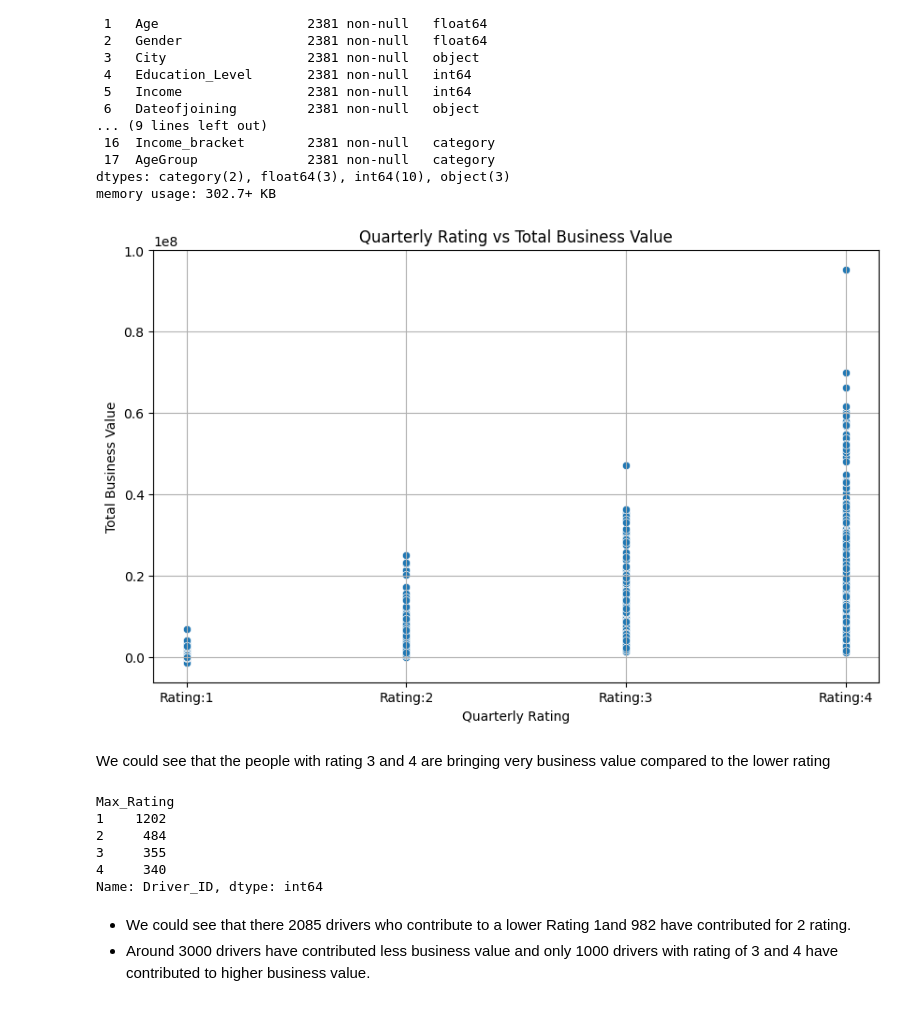
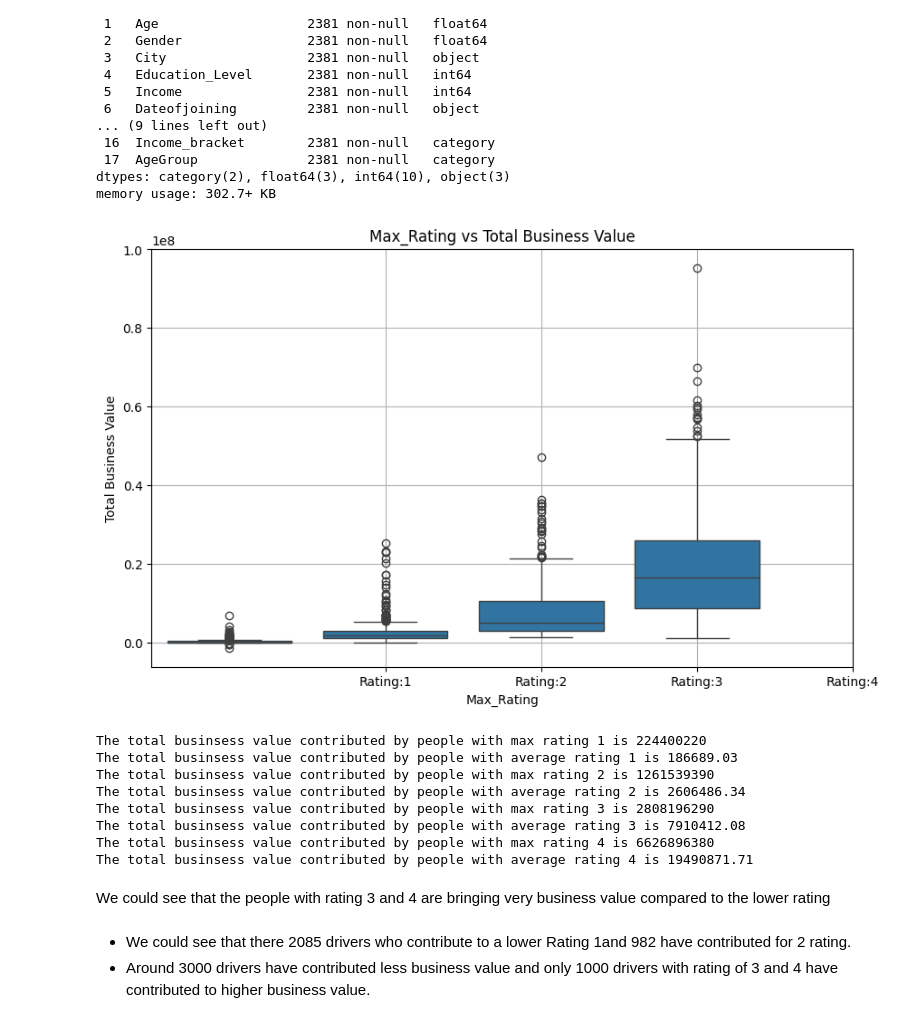
Before and after one commit to ArivalaganRaghavan/OLAensemble, a Jupyter notebook: OLA.ipynb, the cells around one changed output. Drawn from its saved outputs; the diff is of its cells as text; code cells hidden in the pictures.

```diff
--- a/OLA.ipynb
+++ b/OLA.ipynb
@@ -646,34 +697,39 @@ memory usage: 302.7+ KB
 # %%
 # Scatter plot for Quarterly Rating vs Total Business Value
 plt.figure(figsize=(10,6))
-sns.scatterplot(x = 'Max_Rating', y = 'Total Business Value', data=ola2)
+sns.boxplot(x = 'Max_Rating', y = 'Total Business Value', data=ola2)
 plt.title('Max_Rating vs Total Business Value')
 plt.xlabel('Max_Rating')
 plt.ylabel('Total Business Value')
 plt.grid(True)
 
 # Customizing x-axis Labels
 rating_labels = ['Rating:1', 'Rating:2','Rating:3','Rating:4']
 plt.xticks(ticks=[1,2,3,4],labels=rating_labels)
 
 plt.show()
 # %% [output]
-[figure, old version]
+[figure, new version]
+# %%
+print(f"The total businsess value contributed by people with max rating 1 is {ola2.loc[ola2['Max_Rating'] == 1]['Total Business Value'].sum()}")
+print(f"The total businsess value contributed by people with average rating 1 is {round(ola2.loc[ola2['Max_Rating'] == 1]['Total Business Value'].mean(),2)}")
+print(f"The total businsess value contributed by people with max rating 2 is {ola2.loc[ola2['Max_Rating'] == 2]['Total Business Value'].sum()}")
+print(f"The total businsess value contributed by people with average rating 2 is {round(ola2.loc[ola2['Max_Rating'] == 2]['Total Business Value'].mean(),2)}")
+print(f"The total businsess value contributed by people with max rating 3 is {ola2.loc[ola2['Max_Rating'] == 3]['Total Business Value'].sum()}")
+print(f"The total businsess value contributed by people with average rating 3 is {round(ola2.loc[ola2['Max_Rating'] == 3]['Total Business Value'].mean(),2)}")
+print(f"The total businsess value contributed by people with max rating 4 is {ola2.loc[ola2['Max_Rating'] == 4]['Total Business Value'].sum()}")
+print(f"The total businsess value contributed by people with average rating 4 is {round(ola2.loc[ola2['Max_Rating'] == 4]['Total Business Value'].mean(),2)}")
+# %% [output]
+The total businsess value contributed by people with max rating 1 is 224400220
+The total businsess value contributed by people with average rating 1 is 186689.03
+The total businsess value contributed by people with max rating 2 is 1261539390
+The total businsess value contributed by people with average rating 2 is 2606486.34
+The total businsess value contributed by people with max rating 3 is 2808196290
+The total businsess value contributed by people with average rating 3 is 7910412.08
+The total businsess value contributed by people with max rating 4 is 6626896380
+The total businsess value contributed by people with average rating 4 is 19490871.71
 # %% [markdown]
 We could see that the people with rating 3 and 4 are bringing very business value compared to the lower rating
-# %%
-# Group by 'Quarterly Rating' and get number of unique 'Driver_ID'
-unique_drivers = ola2.groupby('Max_Rating')['Driver_ID'].nunique()
-
-# Print the result
-print(unique_drivers)
-# %% [output]
-Max_Rating
-1    1202
-2     484
-3     355
-4     340
-Name: Driver_ID, dtype: int64
 # %% [markdown]
 * We could see that there 2085 drivers who contribute to a lower Rating 1and 982 have contributed  for 2 rating.
 * Around 3000 drivers have contributed less business value and only 1000 drivers with rating of 3 and 4 have contributed to higher business value.
```
Also changed, not shown: parts of 50 cells of this notebook.
